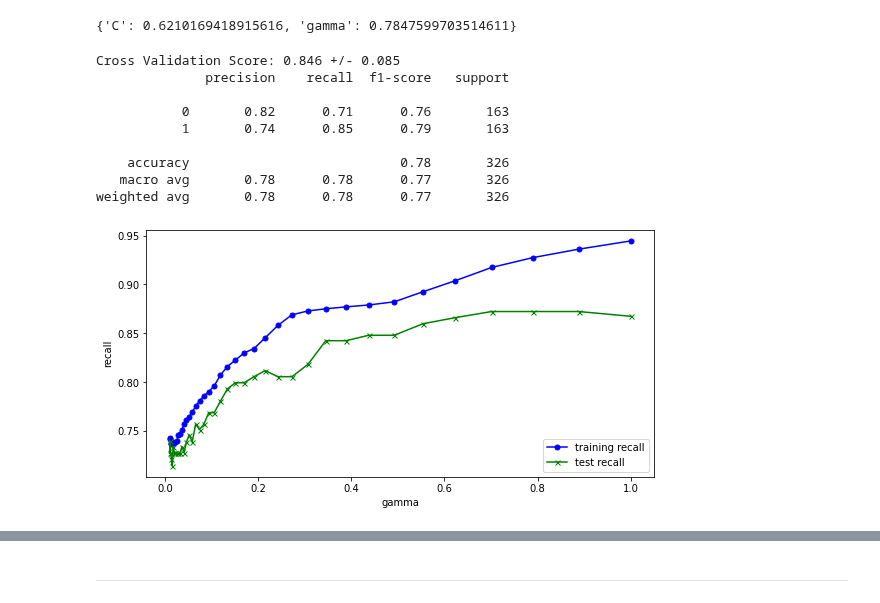
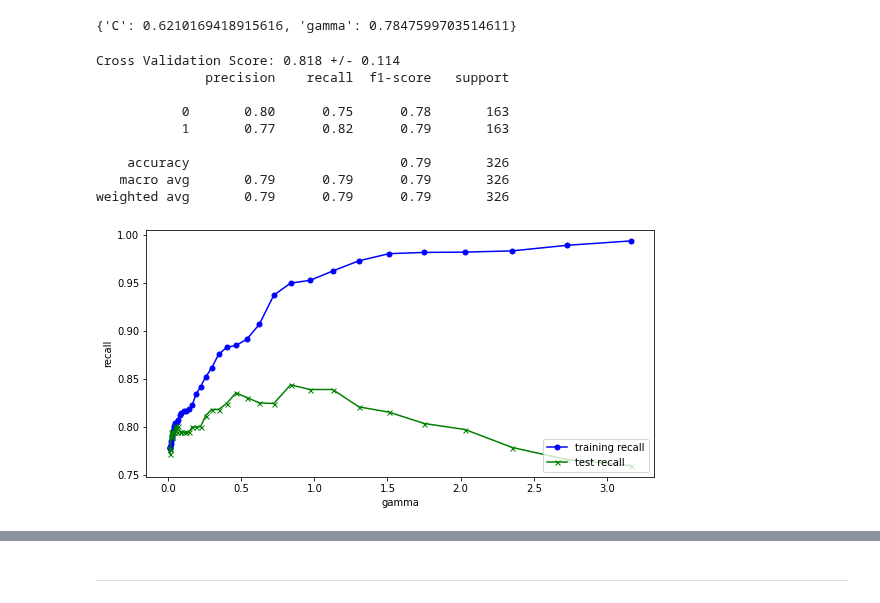
Before and after one commit to JaviCeRodriguez/Heart-Failure-ML, a Jupyter notebook: classification_v2.ipynb, the cells around one changed output, grey strips where cells are left out. Saved outputs shown, nothing was run; the diff lists cells and outputs as text; code cells hidden in the pictures.

```diff
--- a/classification_v2.ipynb
+++ b/classification_v2.ipynb
@@ -137,6 +137,7 @@ def train_test_curve (model,param,param_range):
                 ,marker='o'
                 ,markersize=5
                 ,label='training recall')
+    plt.xscale("log")
     plt.plot(param_range
                 ,test__mean
                 ,color='green'
@@ -153,7 +154,7 @@ def train_test_curve (model,param,param_range):
 # %% [markdown]
 # LOGISTIC REGRESSION - Baseline
 # %%
-lr_model = LogisticRegression(fit_intercept=False, dual=False, max_iter=40000,C=1e-4)
+lr_model = LogisticRegression(fit_intercept=False, dual=False, max_iter=40000,C=0.2)
 lr_model.fit(feat_train,targ_train)
 lr_scoring = cross_val_score(lr_model, feat_train, targ_train,cv=10, scoring=score_metric)
 print("Cross Validation Score: {:.3f} +/- {:.3f}".format(lr_scoring.mean(),lr_scoring.std()))
@@ -202,22 +203,22 @@ svm_model = SVC(probability=True,gamma=0.61,C=0.85)
 svm_model.fit(feat_train,targ_train)
 svm_scoring = cross_val_score(svm_model, feat_train, targ_train,cv=10, scoring=score_metric)
 print("Cross Validation Score: {:.3f} +/- {:.3f}".format(svm_scoring.mean(),svm_scoring.std()))
-svm_predicted = cross_val_predict(svm_model,feat_train,targ_train,cv=20)
+svm_predicted = cross_val_predict(svm_model,feat_train,targ_train,cv=10)
 print(classification_report(targ_train, svm_predicted))
 # %% [output]
-Cross Validation Score: 0.846 +/- 0.085
+Cross Validation Score: 0.818 +/- 0.114
               precision    recall  f1-score   support
 
-           0       0.82      0.71      0.76       163
-           1       0.74      0.85      0.79       163
+           0       0.80      0.75      0.78       163
+           1       0.77      0.82      0.79       163
 
-    accuracy                           0.78       326
-   macro avg       0.78      0.78      0.77       326
-weighted avg       0.78      0.78      0.77       326
+    accuracy                           0.79       326
+   macro avg       0.79      0.79      0.79       326
+weighted avg       0.79      0.79      0.79       326
 # %%
-train_test_curve(svm_model,"gamma",np.logspace(-2,0,40))
+train_test_curve(svm_model,"gamma",np.logspace(-2,0.5,40))
 # %% [output]
-[figure, old version]
+[figure, new version]
 # %%
 cm = confusion_matrix(targ_train, svm_predicted)
 disp = ConfusionMatrixDisplay(confusion_matrix=cm)
```
Also changed, not shown: parts of 9 cells of this notebook, 1 other file.
